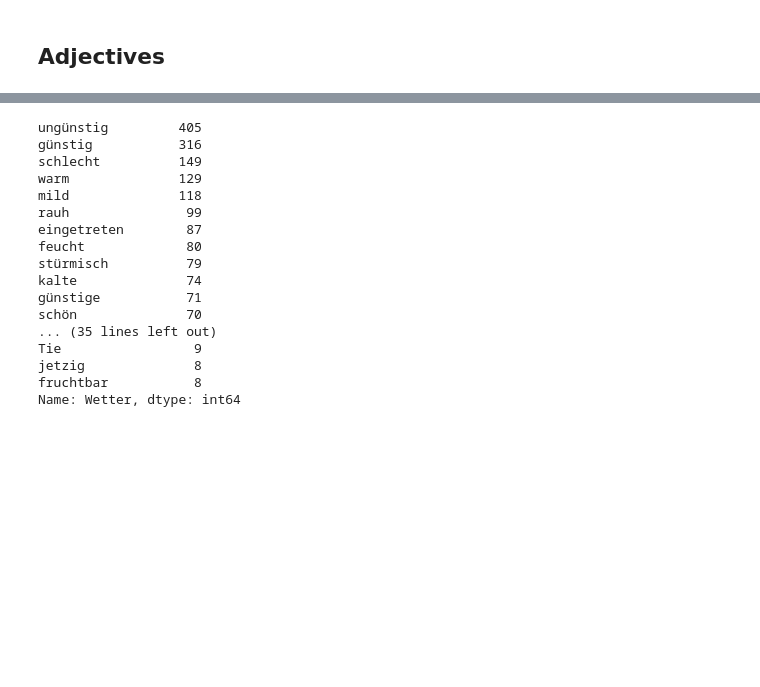
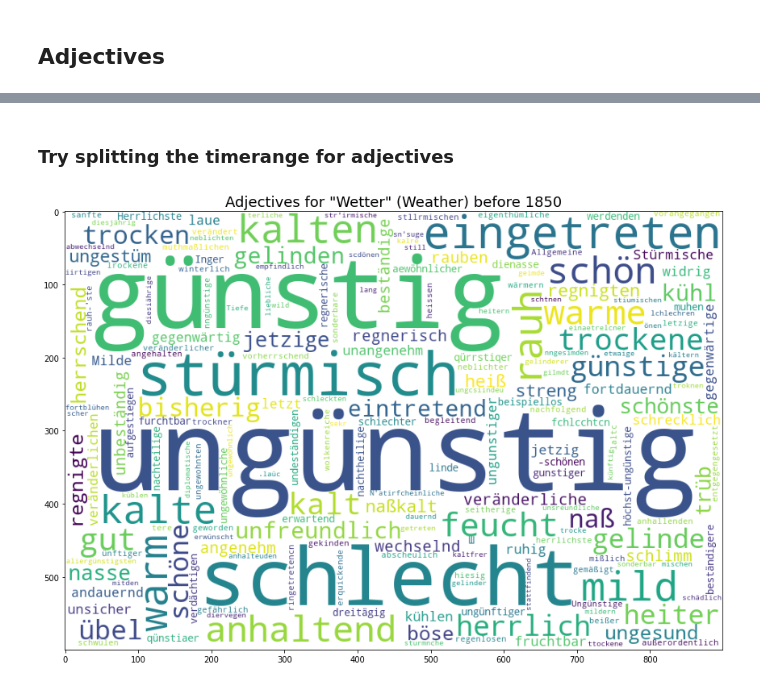
Before and after one commit to krkryger/clim-dist, a Jupyter notebook: notebooks/analysis.ipynb, the cells around one changed output, grey strips where cells are left out. Saved outputs shown, nothing was run; the diff lists cells and outputs as text; code cells hidden in the pictures; blank space fills up the shorter version.

```diff
--- a/notebooks/analysis.ipynb
+++ b/notebooks/analysis.ipynb
@@ -234,21 +168,34 @@ plt.show()
+# %% [markdown]
+### Try splitting the timerange for adjectives
+# %%
+def split_ents(ents, year):
+
+    year = str(year)
+
+    for ix, entry in enumerate(ents):
+        if entry['date'][:4] == year:
+            split_ix = ix
+            break
+
+    return ents[:split_ix], ents[split_ix:]
+# %%
+ents1, ents2 = split_ents(ents, 1850)
+# %%
+if 'entity_ruler' in nlp.pipe_names:
+    nlp.remove_pipe('entity_ruler')
+
+wetter_adjs_early = find_adjectives(df, ents1, nlp, 'WEA', 'Wetter', wetter_list)
+wetter_adjs_late = find_adjectives(df, ents2, nlp, 'WEA', 'Wetter', wetter_list)
 # %%
-df_wetter['Wetter'].value_counts()[0:50]
+df_wetter_early = pd.DataFrame(data=wetter_adjs_early)
+
+wc = WordCloud(background_color='white', width=900, height=600)
+wc.generate_from_frequencies(df_wetter_early['Wetter'].value_counts().to_dict())
+plt.figure(figsize=(15,10))
+plt.imshow(wc)
+plt.title('Adjectives for "Wetter" (Weather) before 1850', size=18)
+plt.savefig('../references/inalco/wetter_adjs_early.png', bbox_inches='tight')
+plt.show()
 # %% [output]
-ungünstig         405
-günstig           316
-schlecht          149
-warm              129
-mild              118
-rauh               99
-eingetreten        87
-feucht             80
-stürmisch          79
-kalte              74
-günstige           71
-schön              70
-... (35 lines left out)
-Tie                 9
-jetzig              8
-fruchtbar           8
-Name: Wetter, dtype: int64
+[figure, added]
 # %%
```
Also changed, not shown: parts of 53 cells of this notebook, 2 other files.
